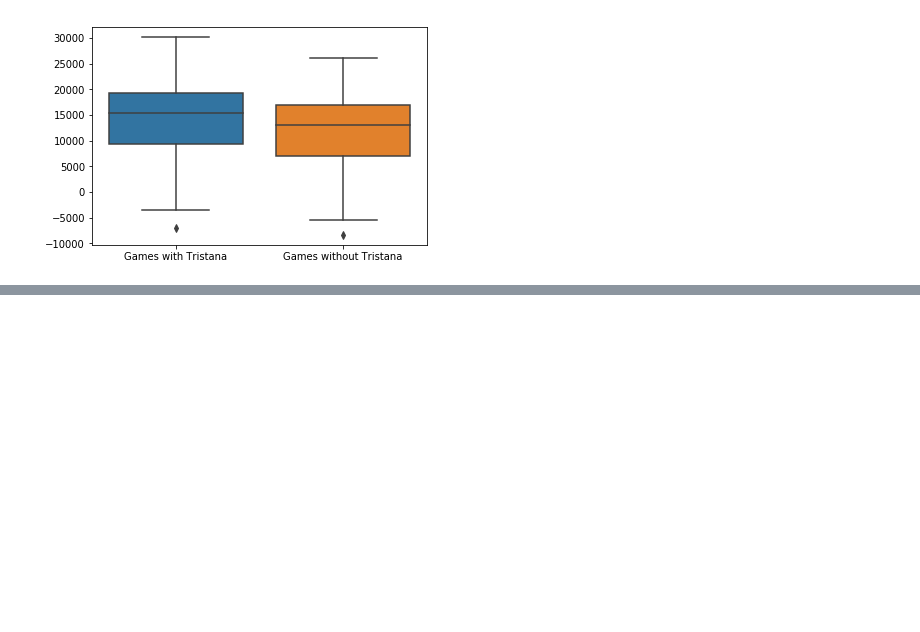
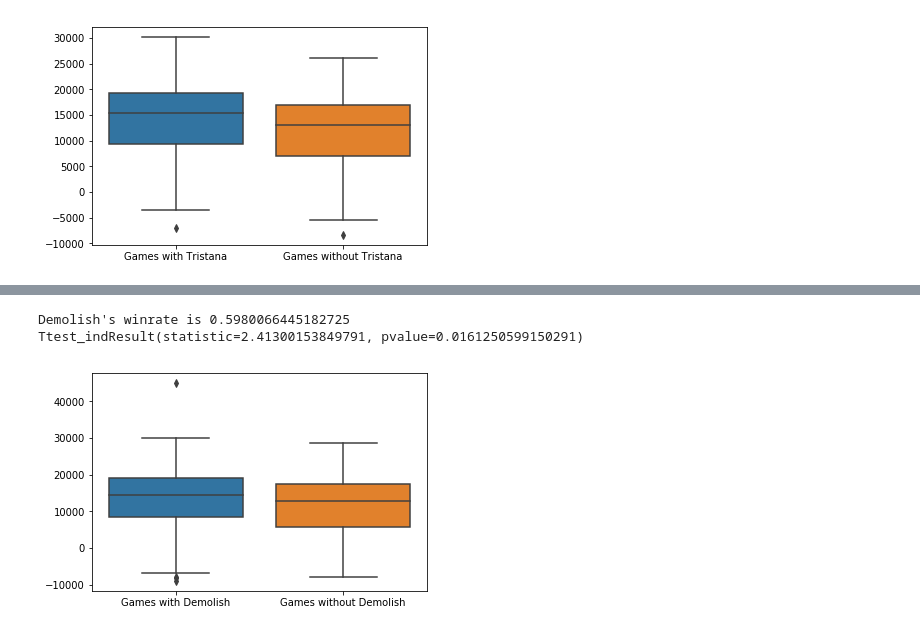
Before and after one commit to Fryman93/SprungBoard, a Jupyter notebook: Capstone 1/LoL.ipynb, the cells around one changed output, grey strips where cells are left out. Cells and saved outputs as stored; diff of their text form; code cells hidden in the pictures; blank space fills up the shorter version.

```diff
--- a/Capstone 1/LoL.ipynb
+++ b/Capstone 1/LoL.ipynb
@@ -516,0 +611,6 @@ NameError: name 'champ_wins' is not defined
+# %%
+rune_stats('Demolish')
+# %% [output]
+Demolish's winrate is 0.5980066445182725
+Ttest_indResult(statistic=2.41300153849791, pvalue=0.0161250599150291)
+[figure, added]
```
Also changed, not shown: parts of 29 cells of this notebook.
